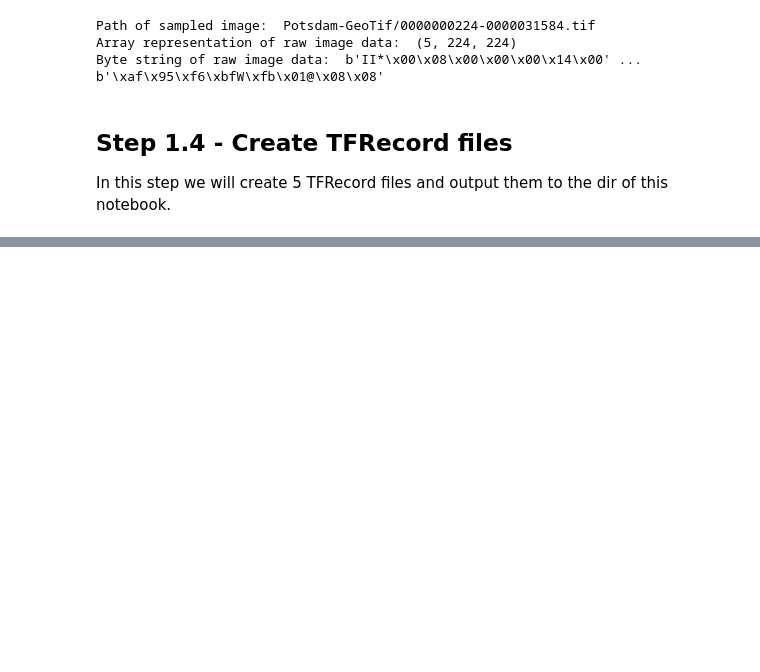
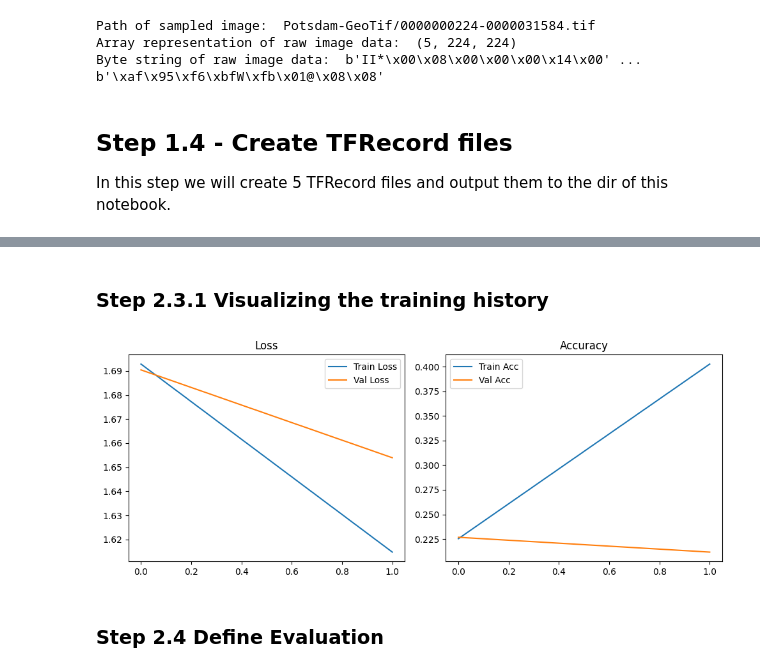
Before and after one commit to willayy/Design-Of-AI-Systems, a Jupyter notebook: module5group22/lab5.ipynb, the cells around one changed output, grey strips where cells are left out. Drawn from its saved outputs; the diff is of its cells as text; code cells hidden in the pictures; blank space fills up the shorter version.

```diff
--- a/module5group22/lab5.ipynb
+++ b/module5group22/lab5.ipynb
@@ -216,0 +432,25 @@ Writing raw image data to tfrecords for split 4
+# %%
+EPOCHS = 1
+
+class ProgressLogger(tf.keras.callbacks.Callback):
+    def on_epoch_end(self, epoch, logs=None):
+        with open('result/progress.log', 'a') as f:
+            f.write(f"Epoch {epoch+1}/{self.params['epochs']} | "
+                    f"Loss: {logs['loss']:.4f}, Acc: {logs['sparse_categorical_accuracy']:.4f} | "
+                    f"Val Loss: {logs['val_loss']:.4f}, Val Acc: {logs['val_sparse_categorical_accuracy']:.4f}\n")
+            f.flush()
+
+checkpoint_cb = tf.keras.callbacks.ModelCheckpoint(
+    filepath='best_step_2_model.keras',
+    monitor='val_accuracy',
+    mode='max',
+    save_best_only=True,
+    verbose=1
+)
+
+history = model.fit(
+    train_ds,
+    epochs=EPOCHS,
+    validation_data=val_ds,
+    callbacks=[checkpoint_cb, ProgressLogger()]
+)
@@ -216,0 +468,22 @@ Writing raw image data to tfrecords for split 4
+# %% [markdown]
+### Step 2.3.1 Visualizing the training history
+# %%
+# Plot training history
+plt.figure(figsize=(10, 4))
+
+plt.subplot(1, 2, 1)
+plt.plot(history.history['loss'], label='Train Loss')
+plt.plot(history.history['val_loss'], label='Val Loss')
+plt.title('Loss'); plt.legend()
+
+plt.subplot(1, 2, 2)
+plt.plot(history.history['accuracy'], label='Train Acc')
+plt.plot(history.history['val_accuracy'], label='Val Acc')
+plt.title('Accuracy'); plt.legend()
+
+plt.tight_layout()
+plt.show()
+# %% [output]
+[figure, added]
+# %% [markdown]
+### Step 2.4 Define Evaluation
```
Also changed, not shown: parts of 19 cells of this notebook, 2 other files.
